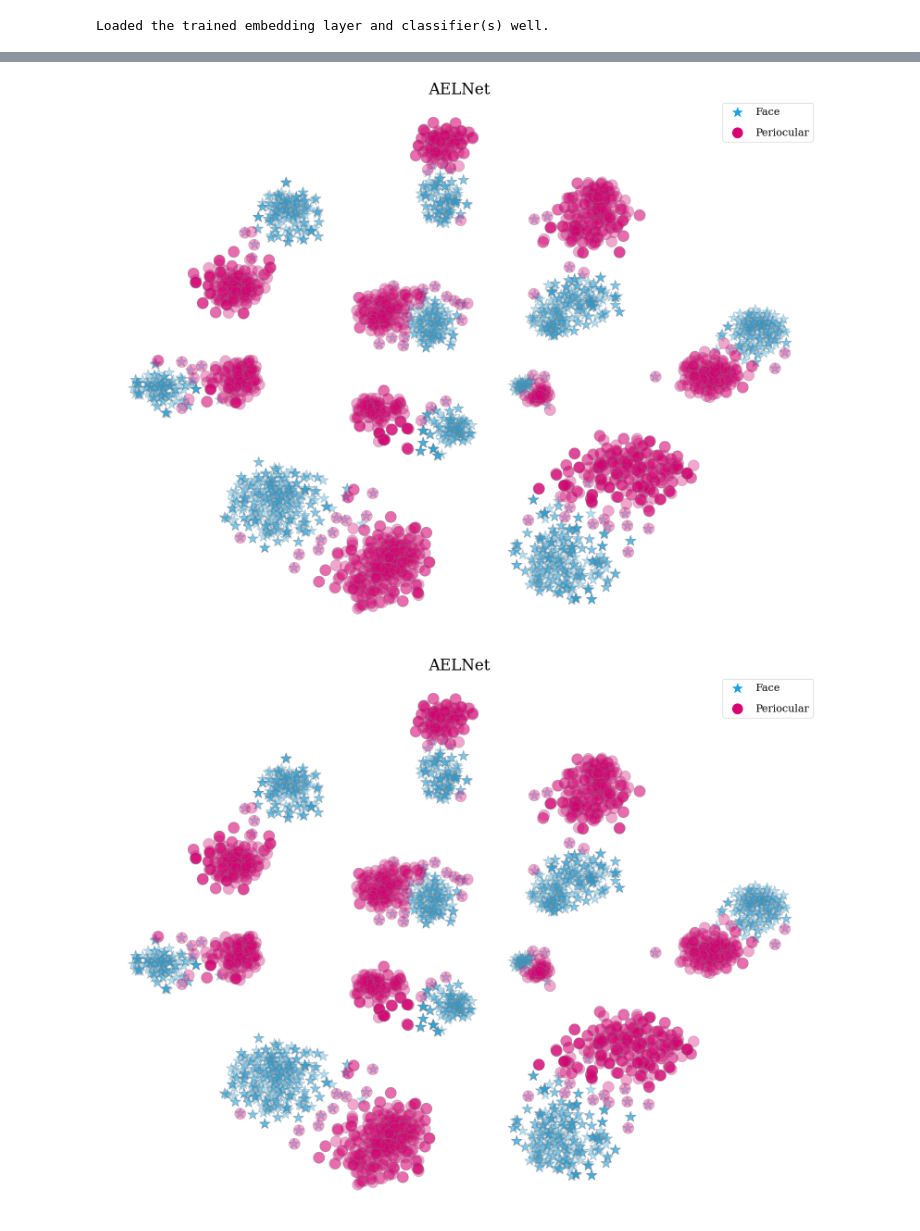
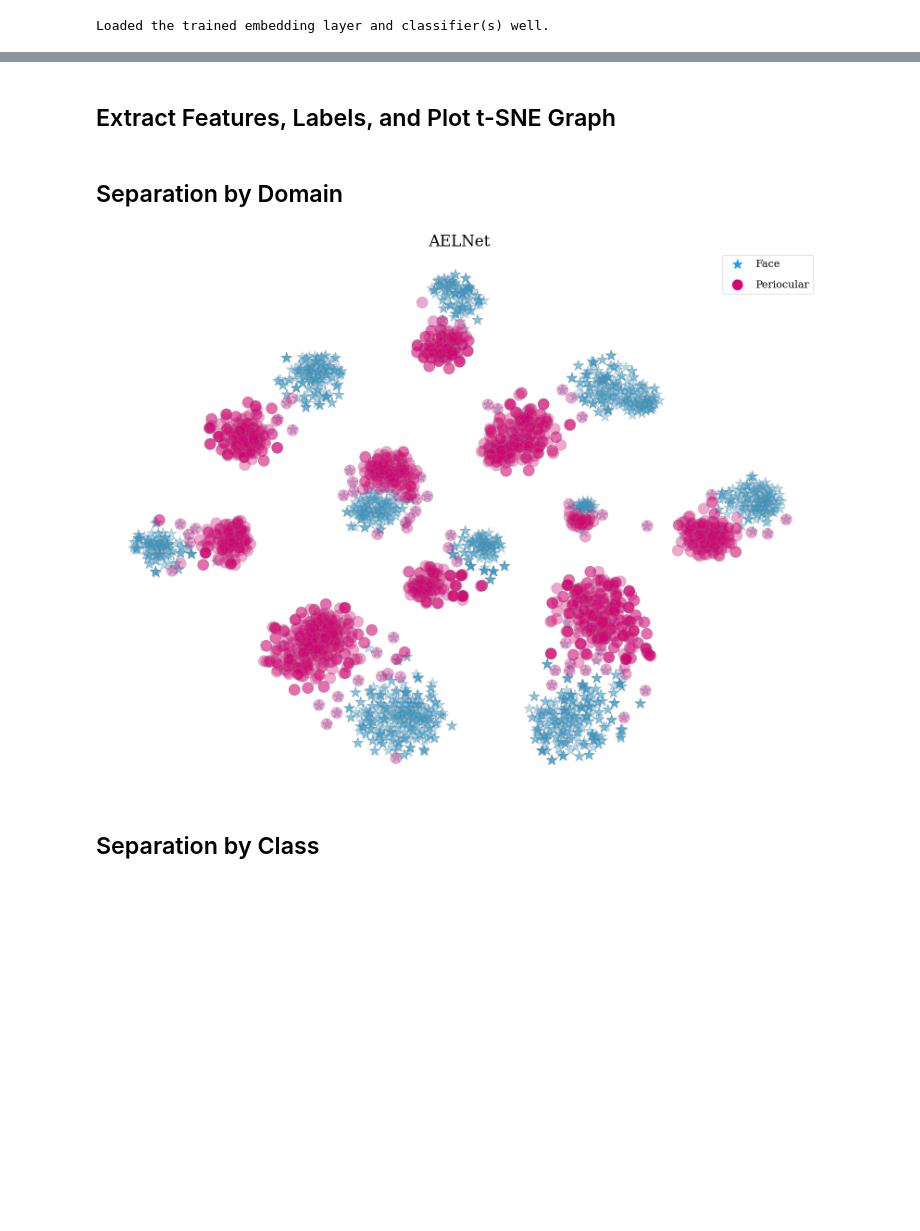
Before and after one commit to tiongsikng/ael_net, a Jupyter notebook: eval/plot_tSNE.ipynb, the cells around one changed output, grey strips where cells are left out. Drawn from its saved outputs; the diff is of its cells as text; code cells hidden in the pictures; blank space fills up the shorter version.

```diff
--- a/eval/plot_tSNE.ipynb
+++ b/eval/plot_tSNE.ipynb
@@ -1,29 +1,29 @@
 # %%
-import argparse
-import logging as logger
+import os, sys
 import numpy as np
 from tqdm import tqdm
 import random
 import cv2
 from sklearn.manifold import TSNE
 import matplotlib.pyplot as plt
-from PIL import Image
+
 import torch
 import torch.nn.functional as F
 from torch.utils.data import DataLoader
-from torch.nn.parameter import Parameter
-from torchvision import datasets, transforms
+from torchsummary import summary
+from torchvision import transforms
 import torch.multiprocessing
-from torch.utils.data import Dataset
 torch.multiprocessing.set_sharing_strategy('file_system')
 
-import sys, os
 sys.path.insert(0, os.path.abspath('..'))
+from torch.utils.data import Dataset
 import network.ael_net as net
+from PIL import Image
 from configs import datasets_config as config
 from data import data_loader
+import csv
+from network import load_model
 from configs.params import *
-from network import load_model
 
 device = torch.device('cuda:0' if torch.cuda.is_available() else 'cpu')
 
@@ -38,15 +38,24 @@ torch.backends.cudnn.benchmark = True
 torch.backends.cudnn.deterministic = True
 torch.backends.cudnn.allow_tf32 = True
 
-boiler_path = '/home/tiongsik/Python/magnum_opus/graphs/tsne/'
-if not os.path.exists(os.path.join(boiler_path, method)):
-    os.makedirs(os.path.join(boiler_path, method))
+boiler_path = config.main_path['main'].replace('data', '')
+method = 'ael_net' # folder name to store t-SNE graph
+title = 'AELNet' # Title of t-SNE graph
+graph_boiler_path = os.path.join(boiler_path, 'graphs/tsne', method)
+if not os.path.exists(graph_boiler_path):
+    os.makedirs(graph_boiler_path)
 
-method = 'AELNet'
+# path of image lists (TXT file) to be used for plotting
+train_file_source = str(boiler_path) + 'data/visualization/tsne/img_lists/training_face.txt'
+train_file_target = str(boiler_path) + 'data/visualization/tsne/img_lists/training_peri.txt'
+# path of image lists corresponding to the location of TXT file
+data_root_source = 'data/trainingdb/train/'
+data_root_target = 'data/trainingdb/train/'
 
-load_model_path = '/home/tiongsik/Python/magnum_opus/models/AELNet/best_model/AELNet.pth'
+# load pre-trained model
 embd_dim = 1024
-model = net.AEL_Net(embedding_size = embd_dim, do_prob=0.0).eval().to(device)
+load_model_path = '../models/best_model/AELNet.pth'
+model = net.AEL_Net(embedding_size = embd_dim).eval().to(device)
 model = load_model.load_pretrained_network(model, load_model_path, device = device)
 print("Loaded the trained embedding layer and classifier(s) well.")
 # %% [output]
@@ -426,4 +377,7 @@ psi_4_toy_prototype = F.normalize(psi_4_toy_prototype, p=2, dim=1)
+# %% [markdown]
+## Extract Features, Labels, and Plot t-SNE Graph
 # %%
+output = main_extract_features()
 features_source, features_target, labelsS, labelsT = output
 
 # Show Prototype Weights in Plot (Psi 1-4)
@@ -434,6 +388,8 @@ features_source, features_target, labelsS, labelsT = output
 features = np.concatenate((features_source, features_target),axis=0)
 labels = np.concatenate((torch.Tensor(labelsS).cpu().numpy(), torch.Tensor(labelsT).cpu().numpy()+10),axis=0)
 tsne = TSNE(n_components=2).fit_transform(features)
+# %% [markdown]
+## Separation by Domain
 # %%
 colors_per_class = {
     0 : [226, 161, 27],
@@ -548,39 +504,38 @@ marker_per_class = {
     36: "X",
     37: "X",
     38: "X",
     39: "X",
 
     40: "P",
     41: "P",
     42: "P",
     43: "P",
     44: "P",
     45: "P",
     46: "P",
     47: "P",
     48: "P",
     49: "P",
 
     50: "v",
     51: "v",
     52: "v",
     53: "v",
     54: "v",
     55: "v",
     56: "v",
     57: "v",
     58: "v",
     59: "v",
     }
 
 # for creating a responsive plot
-image_paths = os.path.join(boiler_path, method) + '/' + str(method) + '_peri_face_sep.pdf'
-visualize_tsne(tsne, image_paths, labels, colors_per_class, marker_per_class, visualization="per_domain_visual")
-image_paths = os.path.join(boiler_path, method) + '/' + str(method) + '_peri_face_sep.svg'
-visualize_tsne(tsne, image_paths, labels, colors_per_class, marker_per_class, visualization="per_domain_visual")
+image_paths = graph_boiler_path + '/peri_face_sep.pdf'
+visualize_tsne(tsne, image_paths, title, labels, colors_per_class, marker_per_class, visualization="per_domain_visual")
 # %% [output]
-[figure, old version]
+[figure, new version]
-[figure, removed]
+# %% [markdown]
+## Separation by Class
 # %%
 colors_per_class = {   # B, G, R
     0: [102,102,255],
```
Also changed, not shown: parts of 7 cells of this notebook, 15 other files.
